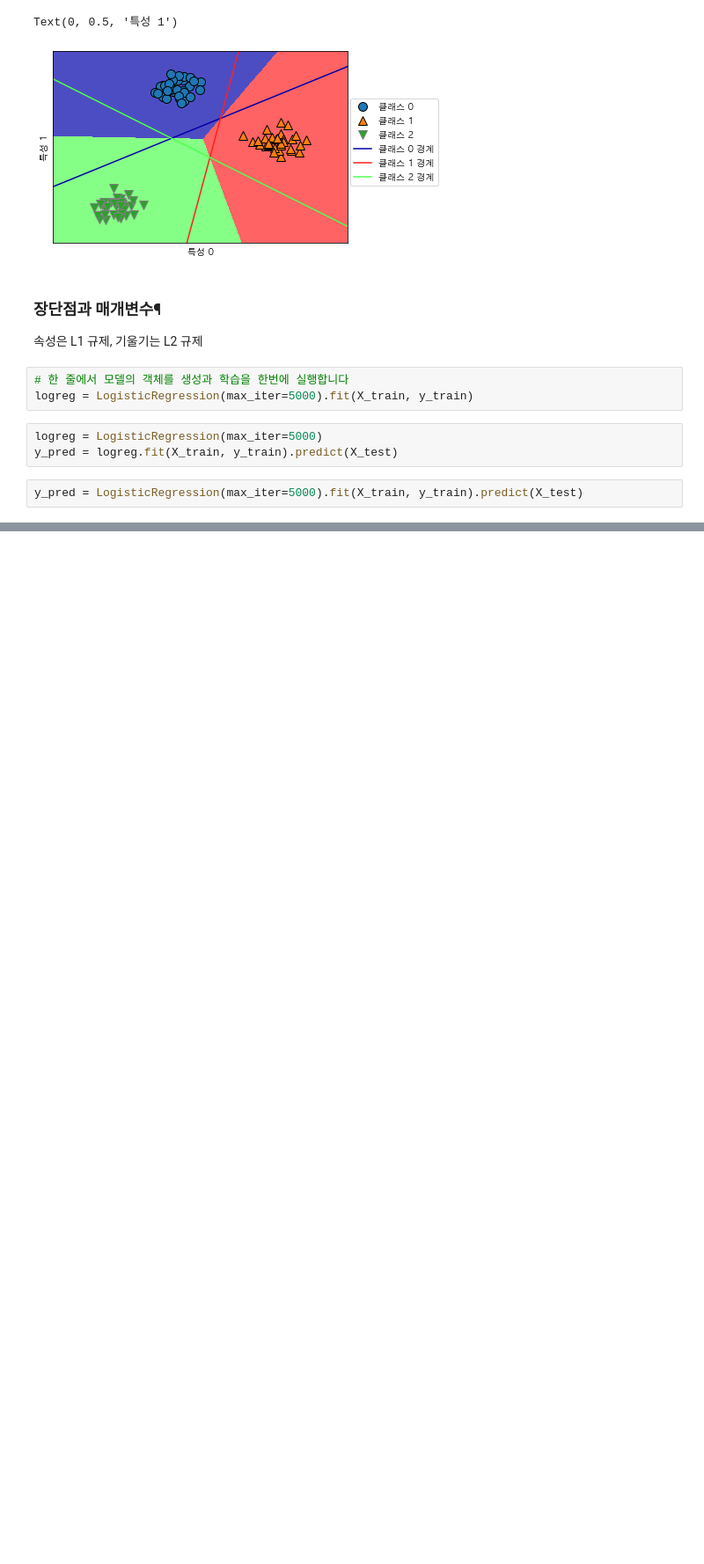
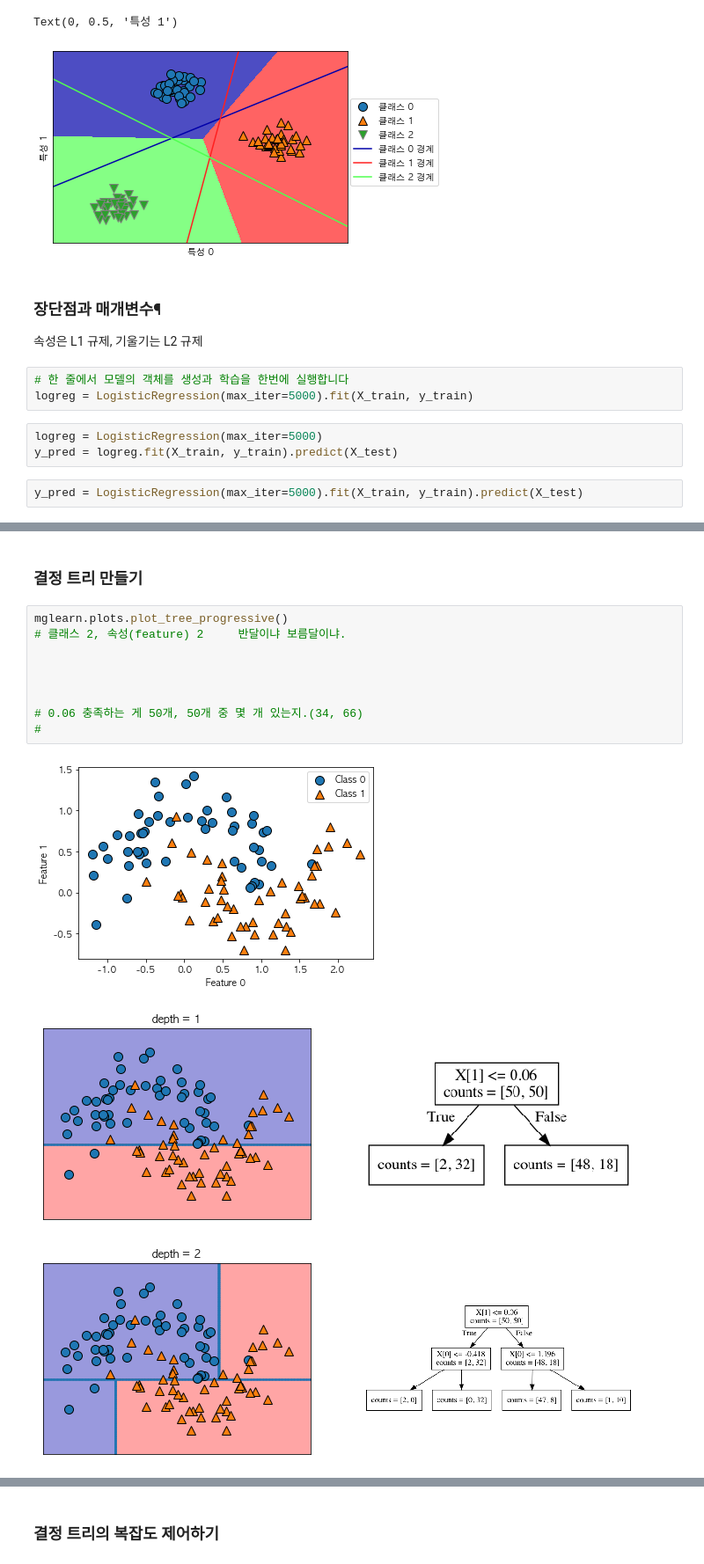
Before and after one commit to friendly-blackdog/To_FullStack, a Jupyter notebook: lecture/데청캠_동국대/수업/머신러닝/Supervisor_ML(지도학습).ipynb, the cells around one changed output, grey strips where cells are left out. Shown at 88% size. Drawn from its saved outputs; the diff is of its cells as text; blank space fills up the shorter version.

```diff
--- a/lecture/데청캠_동국대/수업/머신러닝/Supervisor_ML(지도학습).ipynb
+++ b/lecture/데청캠_동국대/수업/머신러닝/Supervisor_ML(지도학습).ipynb
@@ -986,0 +994,15 @@ IndexError: boolean index did not match indexed array along dimension 0; dimensi
+# %% [markdown]
+### 결정 트리 만들기
+# %%
+mglearn.plots.plot_tree_progressive()
+# 클래스 2, 속성(feature) 2     반달이냐 보름달이냐.
+
+
+
+
+# 0.06 충족하는 게 50개, 50개 중 몇 개 있는지.(34, 66)
+#
+# %% [output]
+[figure, added]
+[figure, added]
+[figure, added]
@@ -986,0 +1010,2 @@ IndexError: boolean index did not match indexed array along dimension 0; dimensi
+# %% [markdown]
+### 결정 트리의 복잡도 제어하기
```
Also changed, not shown: parts of 117 cells of this notebook, 4 other files.
